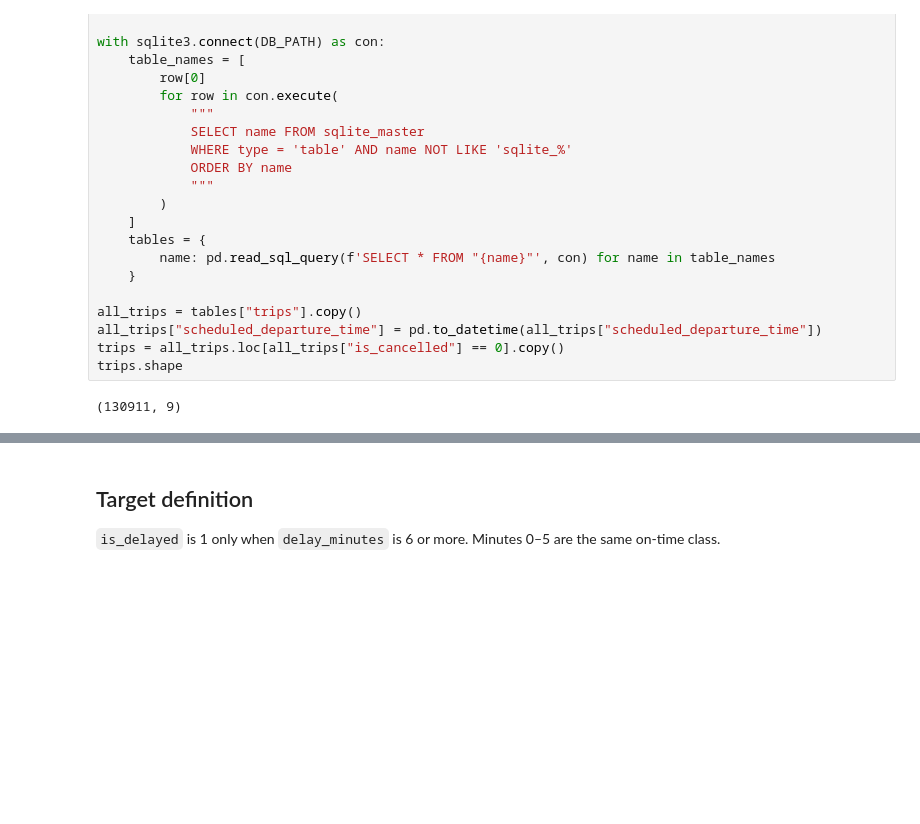
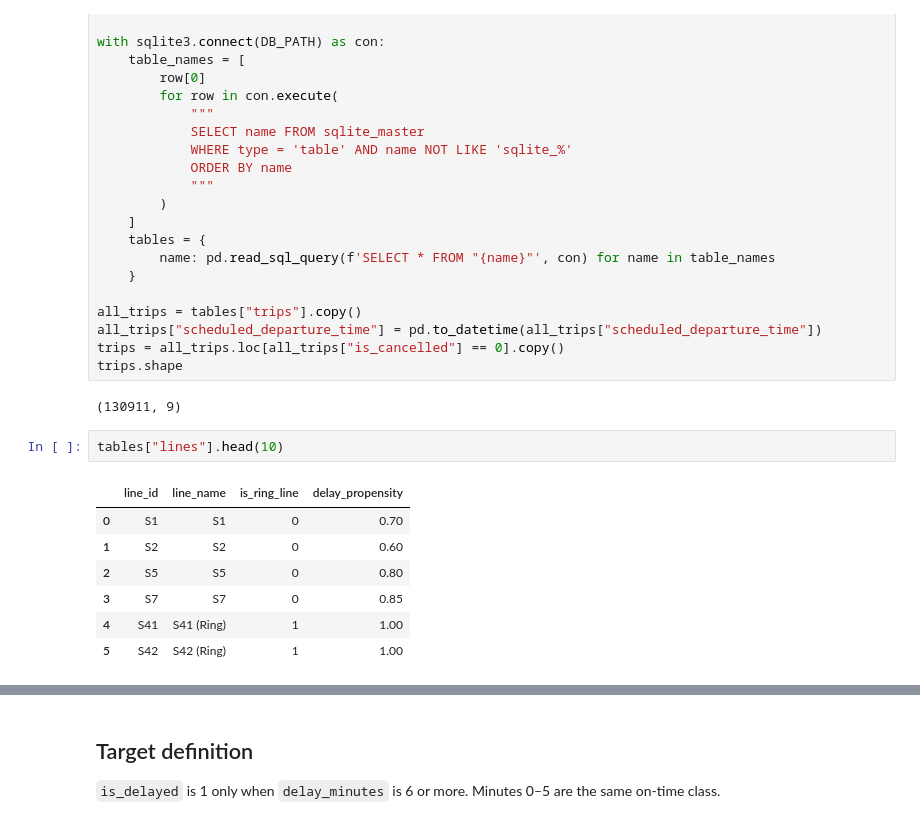
Before and after one commit to priscilla254/transit-disruption-prediction, a Jupyter notebook: notebooks/01_eda.ipynb, the cells around one changed output, grey strips where cells are left out. Saved outputs shown, nothing was run; the diff lists cells and outputs as text; blank space fills up the shorter version.

```diff
--- a/notebooks/01_eda.ipynb
+++ b/notebooks/01_eda.ipynb
@@ -46,3 +46,13 @@ trips = all_trips.loc[all_trips["is_cancelled"] == 0].copy()
 trips.shape
 # %% [output]
 (130911, 9)
+# %%
+tables["lines"].head(10)
+# %% [output]
+|  | line_id | line_name | is_ring_line | delay_propensity |
+| 0 | S1 | S1 | 0 | 0.70 |
+| 1 | S2 | S2 | 0 | 0.60 |
+| 2 | S5 | S5 | 0 | 0.80 |
+| 3 | S7 | S7 | 0 | 0.85 |
+| 4 | S41 | S41 (Ring) | 1 | 1.00 |
+| 5 | S42 | S42 (Ring) | 1 | 1.00 |
```
Also changed, not shown: parts of 2 cells of this notebook, 27 other files.
